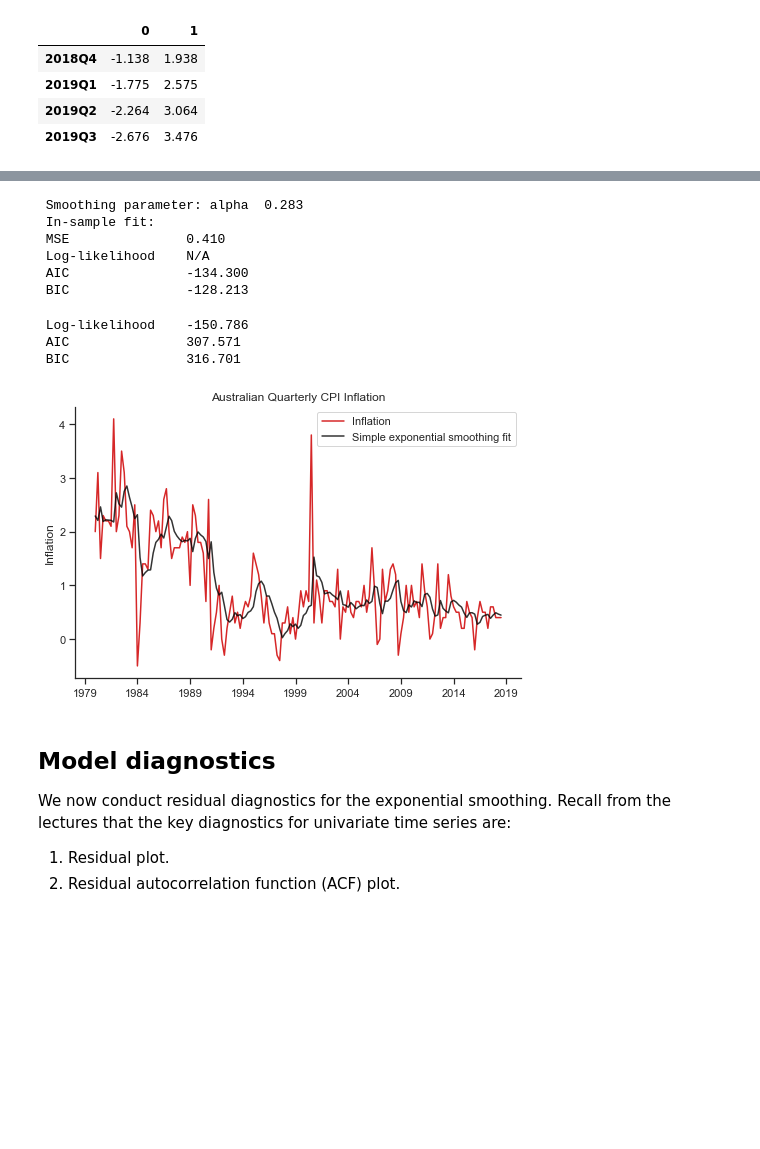
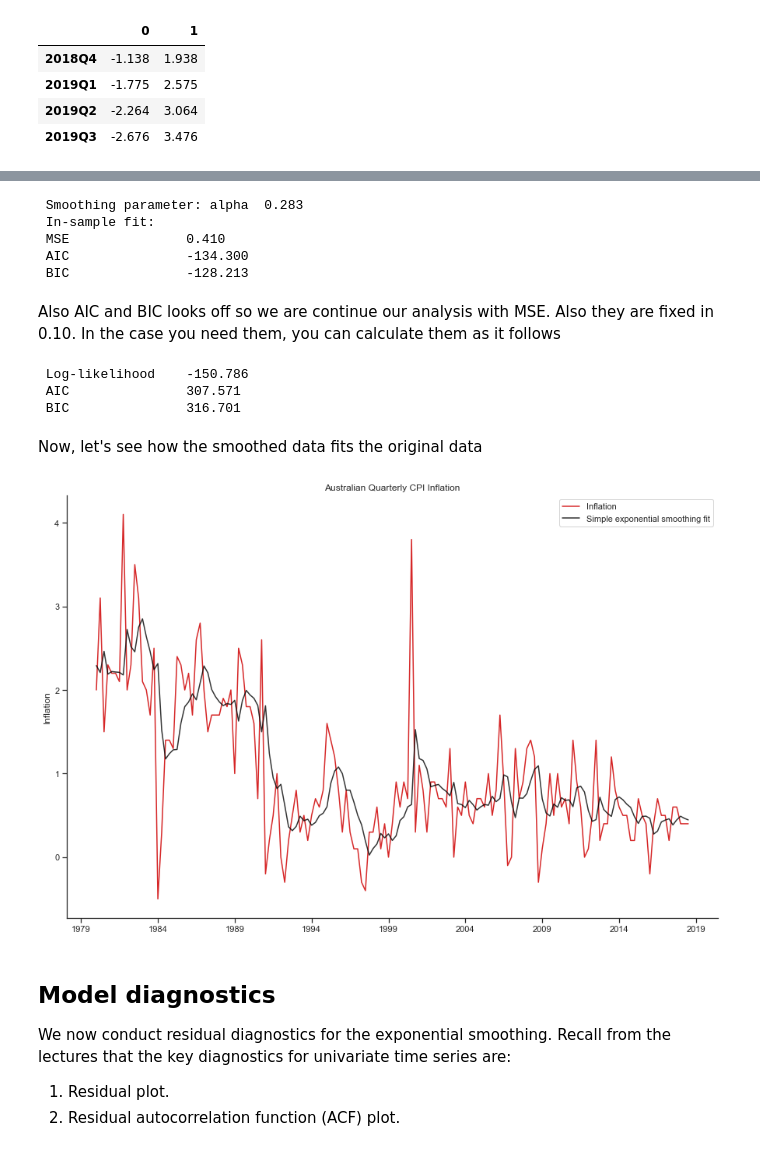
Before and after one commit to renzobechler/forecasting, a Jupyter notebook: Tutorial02 Forecasting.ipynb, the cells around one changed output, grey strips where cells are left out. Cells and saved outputs as stored; diff of their text form; code cells hidden in the pictures; blank space fills up the shorter version.

```diff
--- a/Tutorial02 Forecasting.ipynb
+++ b/Tutorial02 Forecasting.ipynb
@@ -166,25 +134,25 @@ plt.show()
 # %%
 model_ses = sm.tsa.SimpleExpSmoothing(y).fit()
 fitted_ses = model_ses.fittedvalues
+# model_ses.summary() # summary isn't implemented in 0.9, looks it'll be avaible in 0.10
 alpha_ses = model_ses.model.params['smoothing_level']
 mse_ses = sm.tools.eval_measures.mse(y,fitted_ses)
-# loglik_ses = model_ses.model.loglike(model_ses.model.params) #NotImplementedError
-loglik_ses = 'N/A'
+# loglik_ses = model_ses.model.loglike(model_ses.model.params) # NotImplementedError
 aic_ses = model_ses.aic
 bic_ses = model_ses.bic
 print(' Smoothing parameter: alpha  {0:.3f}'.format(alpha_ses))
 print(' In-sample fit:')
 print(' MSE               {0:.3f}'.format(mse_ses))
-print(' Log-likelihood    %s' % (loglik_ses))
 print(' AIC               {0:.3f}'.format(aic_ses))
 print(' BIC               {0:.3f}'.format(bic_ses))
 # %% [output]
  Smoothing parameter: alpha  0.283
  In-sample fit:
  MSE               0.410
- Log-likelihood    N/A
  AIC               -134.300
  BIC               -128.213
+# %% [markdown]
+Also AIC and BIC looks off so we are continue our analysis with MSE. Also they are fixed in 0.10. In the case you need them, you can calculate them as it follows
 # %%
 N = len(y)
 loglik_ses=-(N/2)*(1+np.log(2*np.pi))-(N/2)*np.log(mse_ses)
@@ -197,19 +165,21 @@ print(' BIC               {0:.3f}'.format(bic_ses))
  Log-likelihood    -150.786
  AIC               307.571
  BIC               316.701
+# %% [markdown]
+Now, let's see how the smoothed data fits the original data
 # %%
-fig, ax= plt.subplots(figsize=(8,5))
+fig, ax= plt.subplots(figsize=(15,10))
 y.plot(color=red, label='Inflation')
 fitted_ses.plot(color='black', label='Simple exponential smoothing fit', alpha=0.8)
 ax.set_xlabel('')
 ax.set_ylabel('Inflation')
 ax.set_title('Australian Quarterly CPI Inflation')
 ax.set_xticks([], minor=True)
 plt.legend(loc='best')
 sns.despine()
 plt.show()
 # %% [output]
-[figure, old version]
+[figure, new version]
 # %% [markdown]
 ## Model diagnostics
 
```
Also changed, not shown: parts of 21 cells of this notebook.
